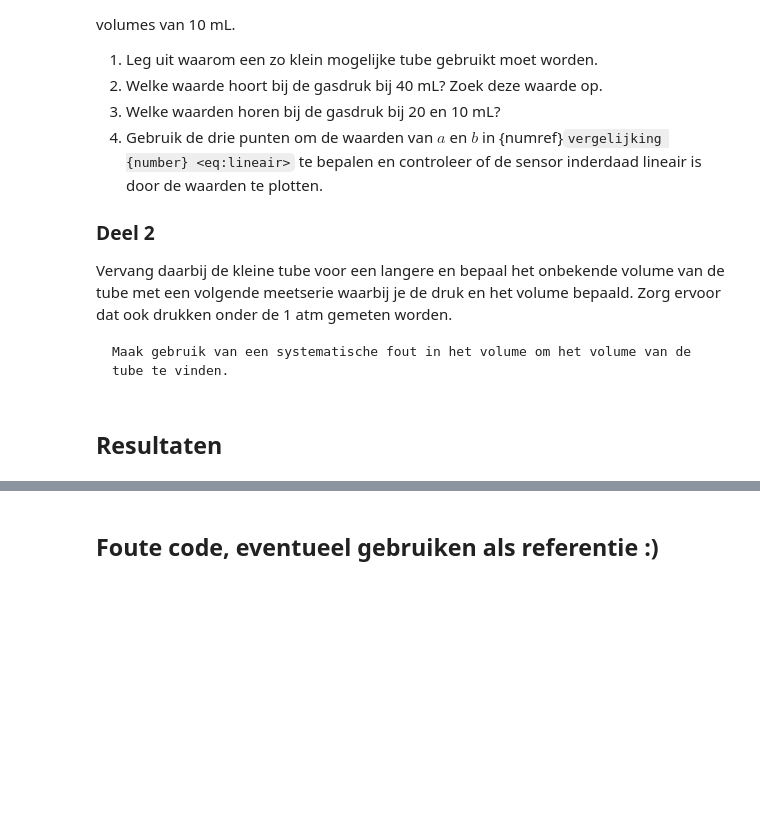
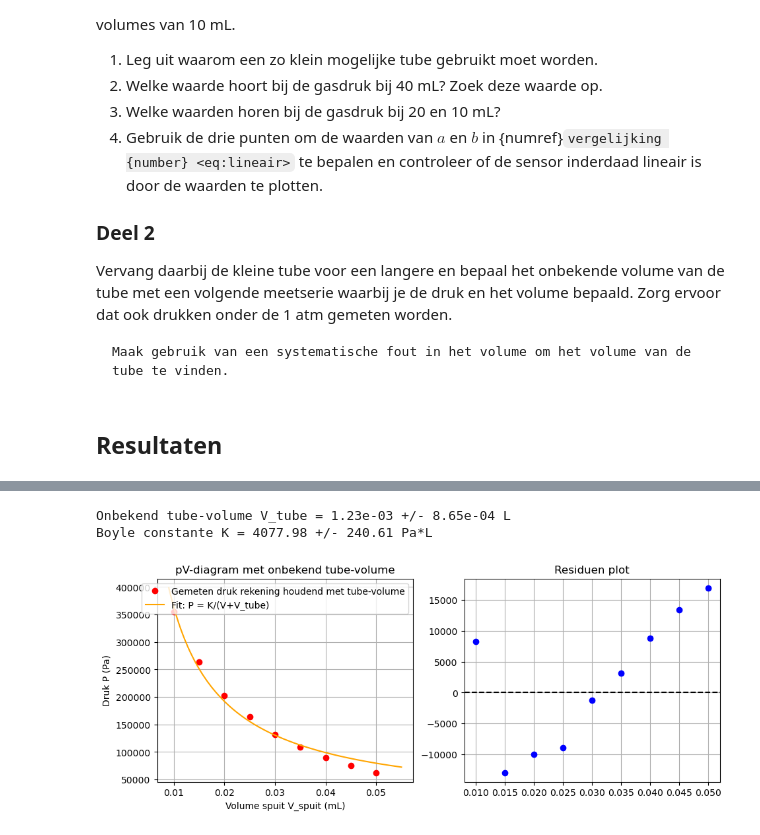
Before and after one commit to NNynke/6508049-en-6533183, a Jupyter notebook: Content/Labs/druksensorijken.ipynb, the cells around one changed output, grey strips where cells are left out. Cells and saved outputs as stored; diff of their text form; code cells hidden in the pictures; blank space fills up the shorter version.

```diff
--- a/Content/Labs/druksensorijken.ipynb
+++ b/Content/Labs/druksensorijken.ipynb
@@ -75 +90,13 @@ U_3=480 # De gemeten spanning van de Arduino over de spuit bij een spuitvolume v
+# %%
+#Deel 2 (lange tube):
+#aannnames: temperatuur constant, geen lekken, ideale gaswet geldig, volume van tube is niet klein tov volume van spuit en daarom niet verwaarloosbaar en moet daarom worden meegerekend.
+
+#Volume:
+V_spuit2 = np.array([50, 45, 40, 35, 30,25, 20, 15, 10])*1e-3 # in mL (door 1e-3 omzetten naar L)
+
+#Spanning:
+U_arduino2 = np.array([153, 165, 180, 199, 221, 253, 290, 351, 440]) # in bits
+
+# Meetspanning van sensor (U) in Volt via Arduino ADC * 3.3/4095:
+U_sensor2 = U_arduino2 * (3.3/4095) # sensor spanning in V
 # %%
@@ -174,2 +145,0 @@ plt.show()
-# %% [markdown]
-## Foute code, eventueel gebruiken als referentie :)
@@ -185,0 +146,49 @@ P_spuit = P_spuit_raw * 101325                                  # De druk in de
+# %%
+#Deel 2: Tube-volume bepalen, want bij langere tube is volume van tube niet verwaarloosbaar.
+
+# PV-diagram hierboven uitlezen, want probleem ligt niet bij gedecteerd U_sensor maar dat genomen volume van spuit een deel is van de totale volume die overeenkomt met de gedecteerde spanning.
+P_meet = linear(U_sensor2, a, b)
+
+# P (boyle model) = K / (V_spuit2 + V_tube)  met K (constante) = P_1 * (V_spuit + V_tube)
+def boyle_model(V_spuit2, V_tube, K):
+    return K / (V_spuit2 + V_tube)
+
+# Initial guesses: V_tube_guess 5ml wrs en K_guess afhankelijk van V_tube_guess
+V_tube_guess = 5.0*1e-3  # L
+initial_guess = [V_tube_guess, P1 *((V_spuit2[0])+V_tube_guess)]
+
+popt, pcov = curve_fit(boyle_model, V_spuit2, P_meet, p0=initial_guess)
+V_tube_fit = popt[0]
+V_tube_fit_error = np.sqrt(pcov[0,0])
+K_fit = popt[1]
+K_fit_error = np.sqrt(pcov[1,1])
+
+print(f"Onbekend tube-volume V_tube = {V_tube_fit:.2e} +/- {V_tube_fit_error:.2e} L")
+print(f"Boyle constante K = {K_fit:.2f} +/- {K_fit_error:.2f} Pa*L")
+
+# 3.PV-diagram voor langere tube:
+V_fine = np.linspace(min(V_spuit2)*0.9, max(V_spuit2)*1.1, 100)
+P_fit2 = boyle_model(V_fine, V_tube_fit, K_fit)
+
+plt.figure(figsize=(11,4))
+plt.subplot(1,2,1)
+plt.plot(V_spuit2, P_meet, 'ro', label='Gemeten druk rekening houdend met tube-volume')
+plt.plot(V_fine, P_fit2, linestyle = '-', color = 'orange', label='Fit: P = K/(V+V_tube)')
+plt.xlabel("Volume spuit V_spuit (mL)")
+plt.ylabel("Druk P (Pa)")
+plt.title("pV-diagram met onbekend tube-volume")
+plt.legend()
+plt.grid(True)
+
+residuen = boyle_model(V_spuit2, V_tube_fit, K_fit) - P_meet
+
+plt.subplot(1,2,2)
+plt.plot(V_spuit2, residuen, 'bo')
+plt.axhline(0, color='black', linestyle='--')
+plt.title("Residuen plot")
+plt.grid(True)
+plt.show()
+# %% [output]
+Onbekend tube-volume V_tube = 1.23e-03 +/- 8.65e-04 L
+Boyle constante K = 4077.98 +/- 240.61 Pa*L
+[figure, added]
```
Also changed, not shown: parts of 12 cells of this notebook, 2 other files.
